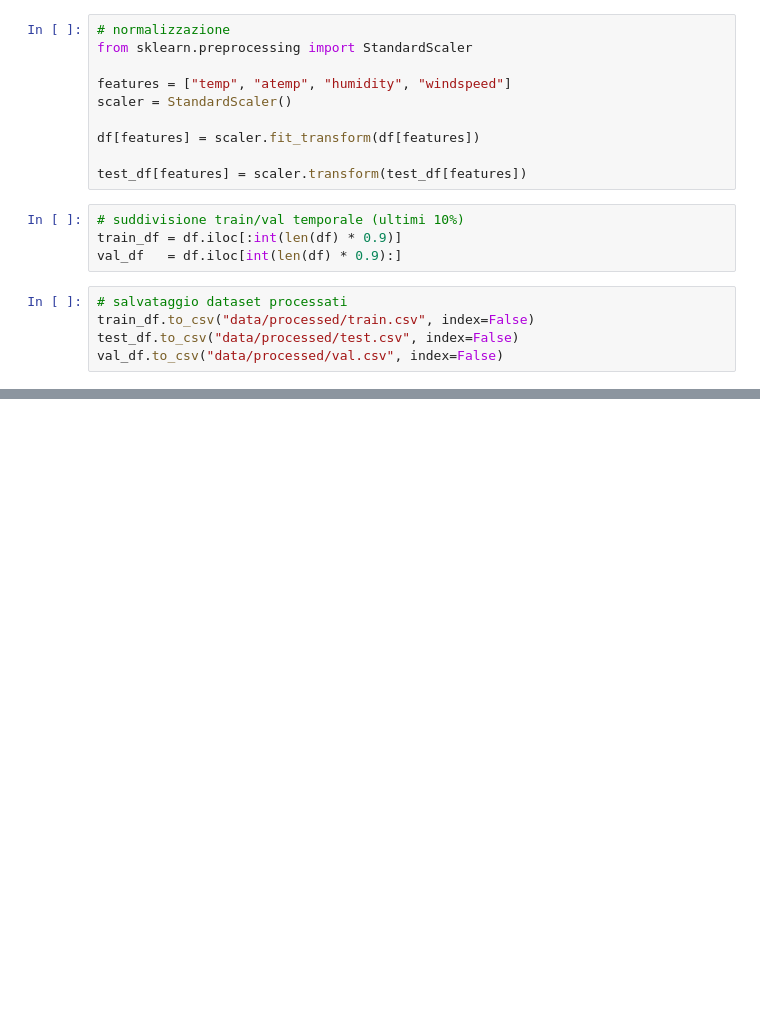
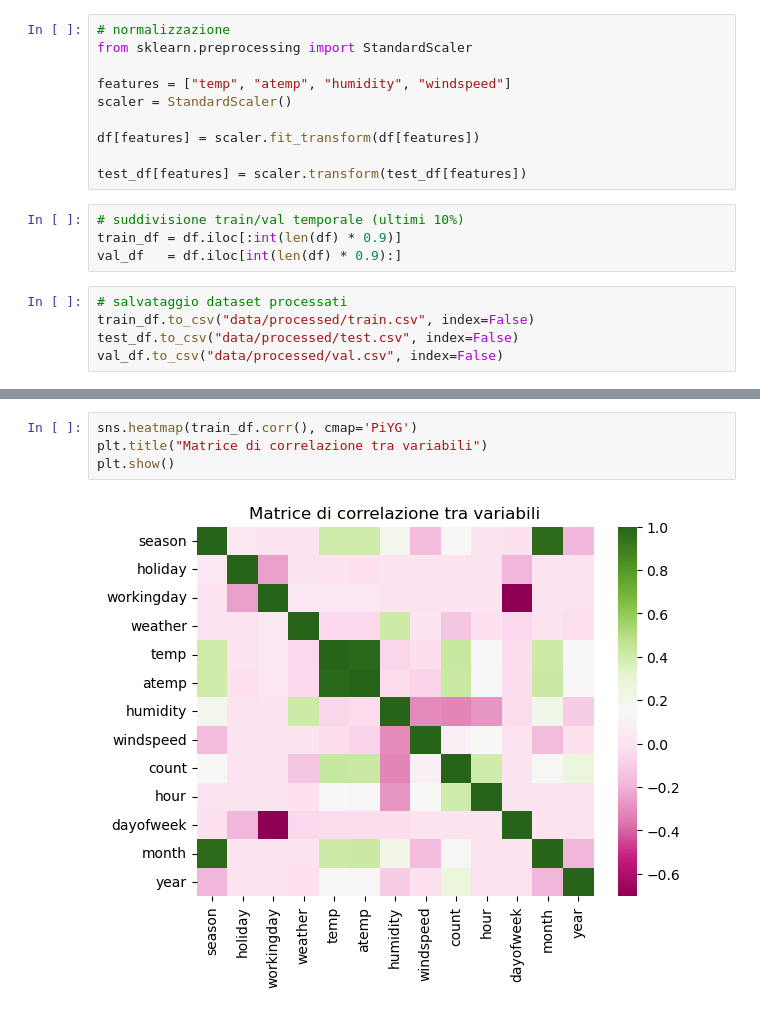
Before and after one commit to SkybunNataliia/Progetto-AI, a Jupyter notebook: report.ipynb, the cells around one changed output, grey strips where cells are left out. Saved outputs shown, nothing was run; the diff lists cells and outputs as text; blank space fills up the shorter version.

```diff
--- a/report.ipynb
+++ b/report.ipynb
@@ -136,0 +155,6 @@ val_df.to_csv("data/processed/val.csv", index=False)
+# %%
+sns.heatmap(train_df.corr(), cmap='PiYG')
+plt.title("Matrice di correlazione tra variabili")
+plt.show()
+# %% [output]
+[figure, added]
```
Also changed, not shown: parts of 4 cells of this notebook.
